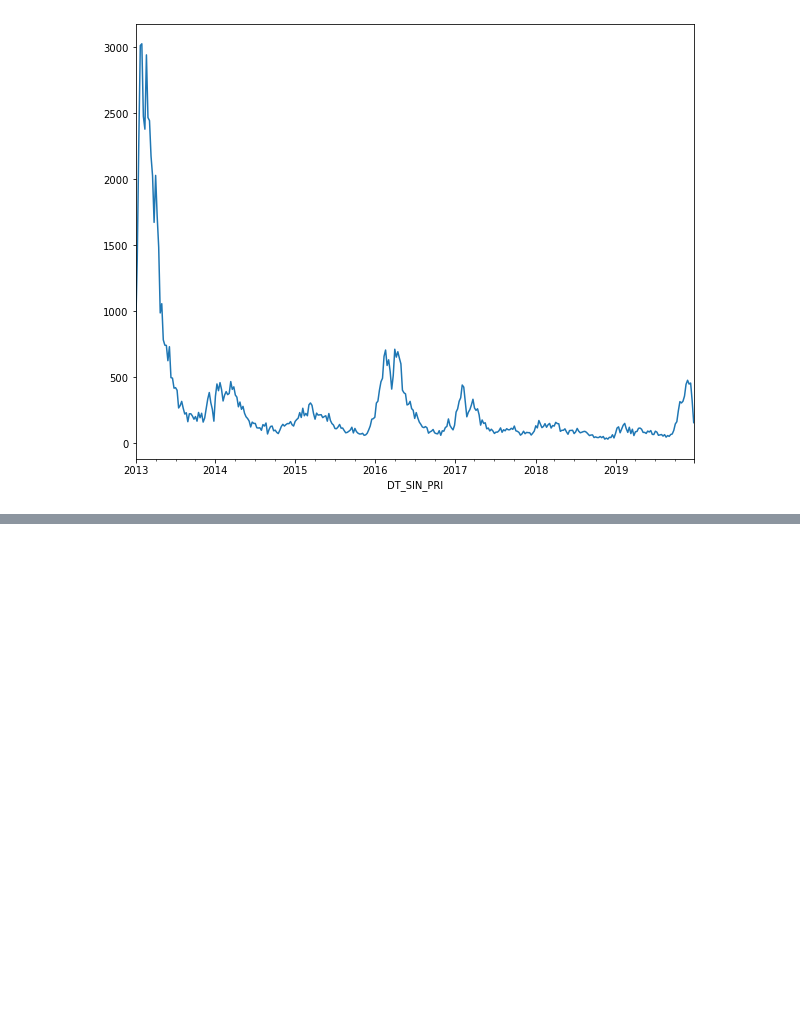
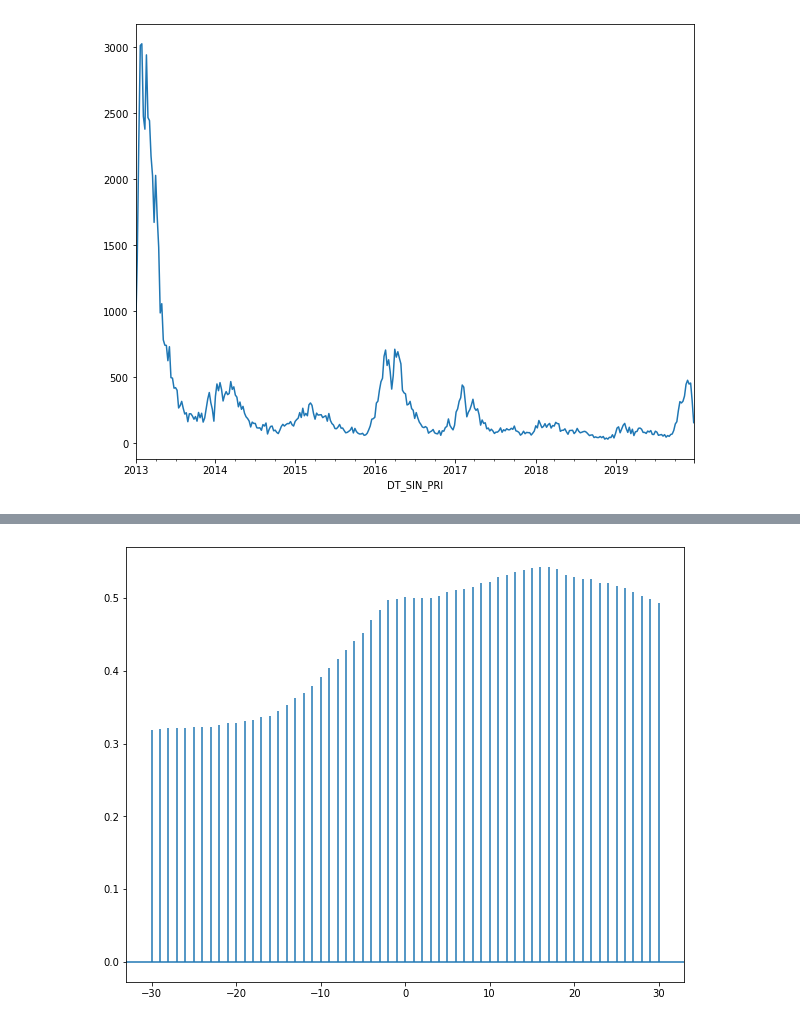
Before and after one commit to fccoelho/sistemas_dinamicos_aplicados, a Jupyter notebook: Sage/Causality in Dynamical Sysytems- Application.ipynb, the cells around one changed output, grey strips where cells are left out. Drawn from its saved outputs; the diff is of its cells as text; code cells hidden in the pictures; blank space fills up the shorter version.

```diff
--- a/Sage/Causality in Dynamical Sysytems- Application.ipynb
+++ b/Sage/Causality in Dynamical Sysytems- Application.ipynb
@@ -305,0 +210,4 @@ pylab.legend();
+# %%
+pylab.xcorr(malsivep.loc['2013-01-01':'2019-12-29'].values[:,0], dengueseries.astype(float).values,maxlags=30);
+# %% [output]
+[figure, added]
```
Also changed, not shown: parts of 49 cells of this notebook.
